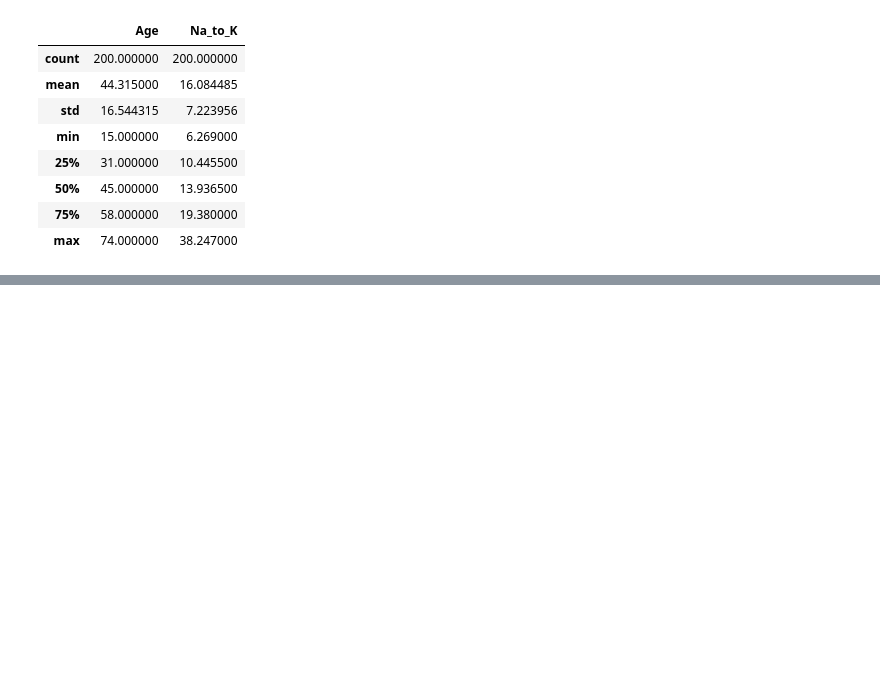
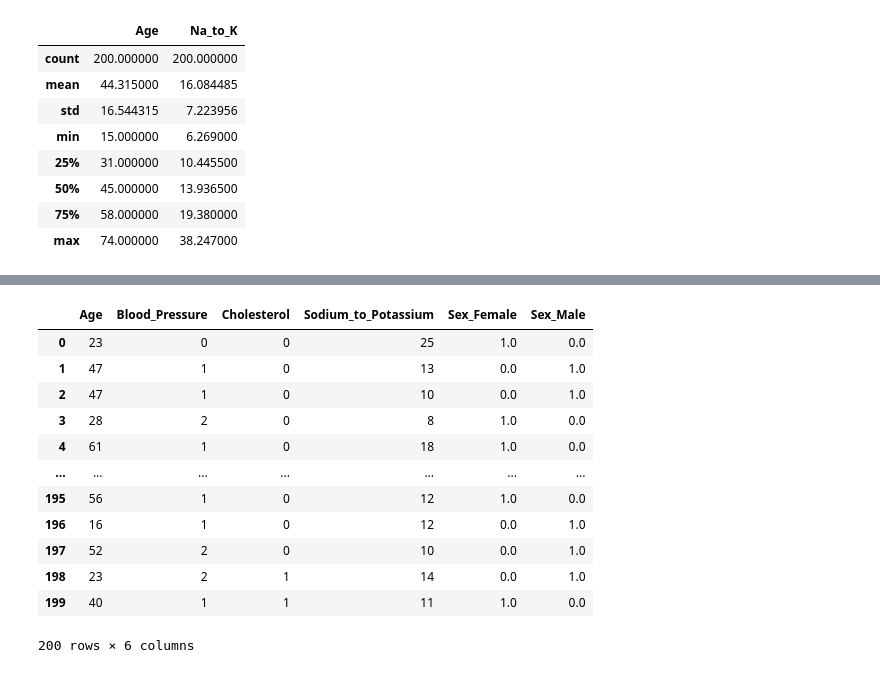
Before and after one commit to LuongGiaBao/TH_TUAN6, a Jupyter notebook: 20068451_LuongTranGiaBao.ipynb, the cells around one changed output, grey strips where cells are left out. Cells and saved outputs as stored; diff of their text form; code cells hidden in the pictures; blank space fills up the shorter version.

```diff
--- a/20068451_LuongTranGiaBao.ipynb
+++ b/20068451_LuongTranGiaBao.ipynb
@@ -143,0 +163,4 @@ IndentationError: expected an indented block (<ipython-input-9-699f0331d72c>, li
+# %%
+#13
+X= df.iloc[:,:-1]
+y= df.iloc[:,-1]
@@ -143,0 +192,18 @@ IndentationError: expected an indented block (<ipython-input-9-699f0331d72c>, li
+# %%
+#15
+X_train, X_test, y_train, y_test = train_test_split(X,y, test_size=0.4, random_state=42)
+X
+# %% [output]
+|  | Age | Blood_Pressure | Cholesterol | Sodium_to_Potassium | Sex_Female | Sex_Male |
+| 0 | 23 | 0 | 0 | 25 | 1.0 | 0.0 |
+| 1 | 47 | 1 | 0 | 13 | 0.0 | 1.0 |
+| 2 | 47 | 1 | 0 | 10 | 0.0 | 1.0 |
+| 3 | 28 | 2 | 0 | 8 | 1.0 | 0.0 |
+| 4 | 61 | 1 | 0 | 18 | 1.0 | 0.0 |
+| ... | ... | ... | ... | ... | ... | ... |
+| 195 | 56 | 1 | 0 | 12 | 1.0 | 0.0 |
+| 196 | 16 | 1 | 0 | 12 | 0.0 | 1.0 |
+| 197 | 52 | 2 | 0 | 10 | 0.0 | 1.0 |
+| 198 | 23 | 2 | 1 | 14 | 0.0 | 1.0 |
+| 199 | 40 | 1 | 1 | 11 | 1.0 | 0.0 |
+200 rows × 6 columns
```
Also changed, not shown: parts of 10 cells of this notebook.
